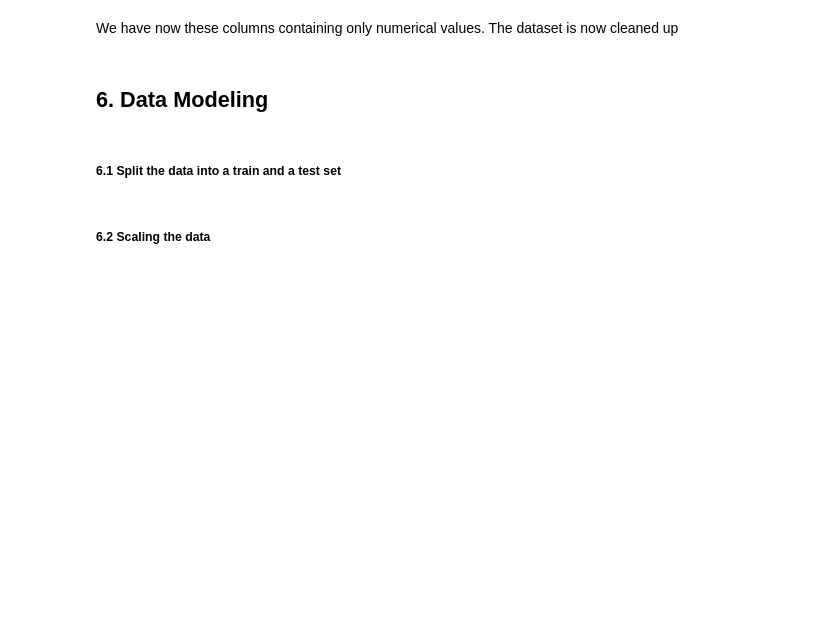
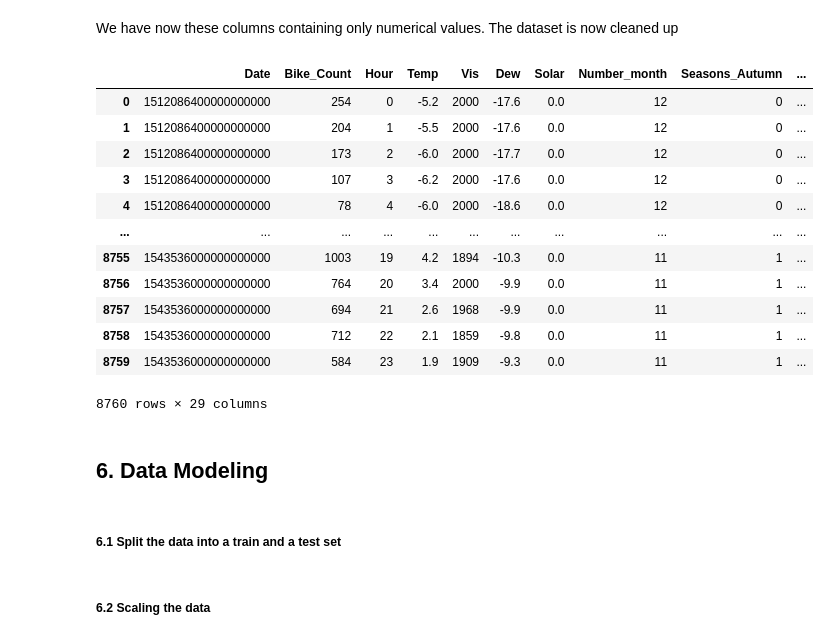
Before and after one commit to Audrey0109/Seoul_Bike, a Jupyter notebook: Seoul_Bike_Data_Project_VRAI.ipynb, the cells around one changed output. Cells and saved outputs as stored; diff of their text form; code cells hidden in the pictures; blank space fills up the shorter version.

```diff
--- a/Seoul_Bike_Data_Project_VRAI.ipynb
+++ b/Seoul_Bike_Data_Project_VRAI.ipynb
@@ -1251,5 +1213,5 @@ df2
 # %%
-#we remove the columns
+# We remove the useless columns
 del_columns = ['Snow', 'Wind','Rain','Month','Hum']
-df2=df2.drop(del_columns, axis=1)
+df_bike = df_bike.drop(del_columns, axis=1)
 # %%
@@ -1275 +1239,4 @@ memory usage: 958.2+ KB
+# %%
+df_bike['Holiday'] = [1 if x=='Holiday' else 0 for x in df_bike['Holiday']]
+df_bike['FDay'] = [1 if x=='Yes' else 0 for x in df_bike['FDay']]
 # %% [markdown]
@@ -1277,5 +1244,5 @@ Seasons, Holiday, FDay, Day_week, Part_of_the_day and Week_end_day are categoric
 # %%
-dummies = ['Seasons', 'Holiday','FDay','Day_week','Part_of_the_day','Week_end_day']
-dummy_data= pd.get_dummies(df2[dummies])
+dummies = ['Seasons','Day_week','Part_of_the_day','Week_end_day']
+dummy_data= pd.get_dummies(df_bike[dummies])
 dummy_data.shape
 # %% [output]
@@ -1283,5 +1250,4 @@ dummy_data.shape
 # %%
 #we concat the 2 frames and drop the old columns
-df_bike= pd.concat([df2, dummy_data], axis = 1)
+df_bike = pd.concat([df_bike, dummy_data], axis = 1)
 df_bike.drop(dummies, axis=1, inplace=True)
-df_bike.head()
@@ -1319,6 +1289,22 @@ dtype: bool
 # %% [markdown]
 We have now these columns containing only numerical values.
 The dataset is now cleaned up
+# %%
+df_bike
+# %% [output]
+|  | Date | Bike_Count | Hour | Temp | Vis | Dew | Solar | Number_month | Seasons_Autumn | ... |
+| 0 | 1512086400000000000 | 254 | 0 | -5.2 | 2000 | -17.6 | 0.0 | 12 | 0 | ... |
+| 1 | 1512086400000000000 | 204 | 1 | -5.5 | 2000 | -17.6 | 0.0 | 12 | 0 | ... |
+| 2 | 1512086400000000000 | 173 | 2 | -6.0 | 2000 | -17.7 | 0.0 | 12 | 0 | ... |
+| 3 | 1512086400000000000 | 107 | 3 | -6.2 | 2000 | -17.6 | 0.0 | 12 | 0 | ... |
+| 4 | 1512086400000000000 | 78 | 4 | -6.0 | 2000 | -18.6 | 0.0 | 12 | 0 | ... |
+| ... | ... | ... | ... | ... | ... | ... | ... | ... | ... | ... |
+| 8755 | 1543536000000000000 | 1003 | 19 | 4.2 | 1894 | -10.3 | 0.0 | 11 | 1 | ... |
+| 8756 | 1543536000000000000 | 764 | 20 | 3.4 | 2000 | -9.9 | 0.0 | 11 | 1 | ... |
+| 8757 | 1543536000000000000 | 694 | 21 | 2.6 | 1968 | -9.9 | 0.0 | 11 | 1 | ... |
+| 8758 | 1543536000000000000 | 712 | 22 | 2.1 | 1859 | -9.8 | 0.0 | 11 | 1 | ... |
+| 8759 | 1543536000000000000 | 584 | 23 | 1.9 | 1909 | -9.3 | 0.0 | 11 | 1 | ... |
+8760 rows × 29 columns
 # %% [markdown]
 ## 6. Data Modeling <a class="anchor" id="6."></a>
 # %% [markdown]
```
Also changed, not shown: parts of 53 cells of this notebook.
